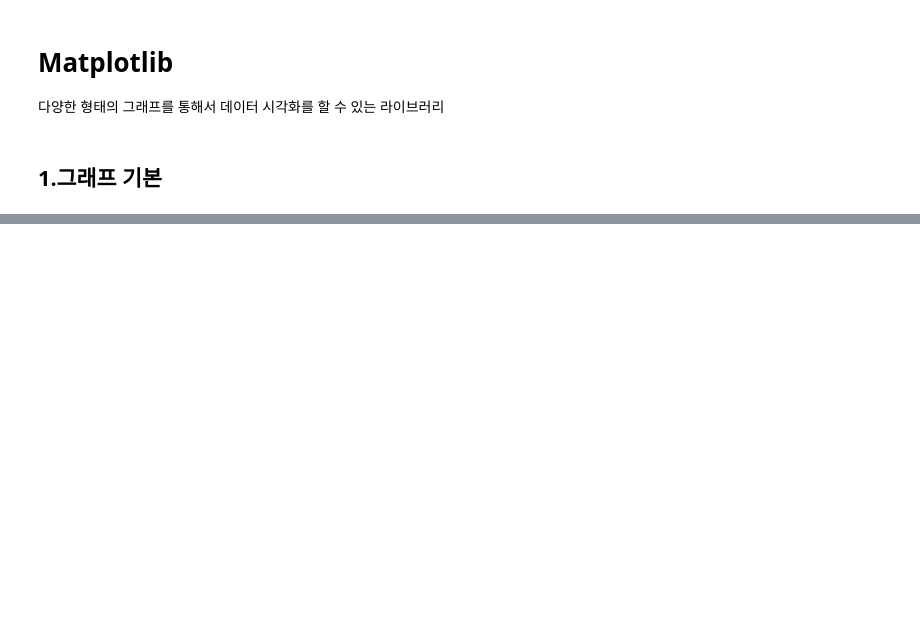
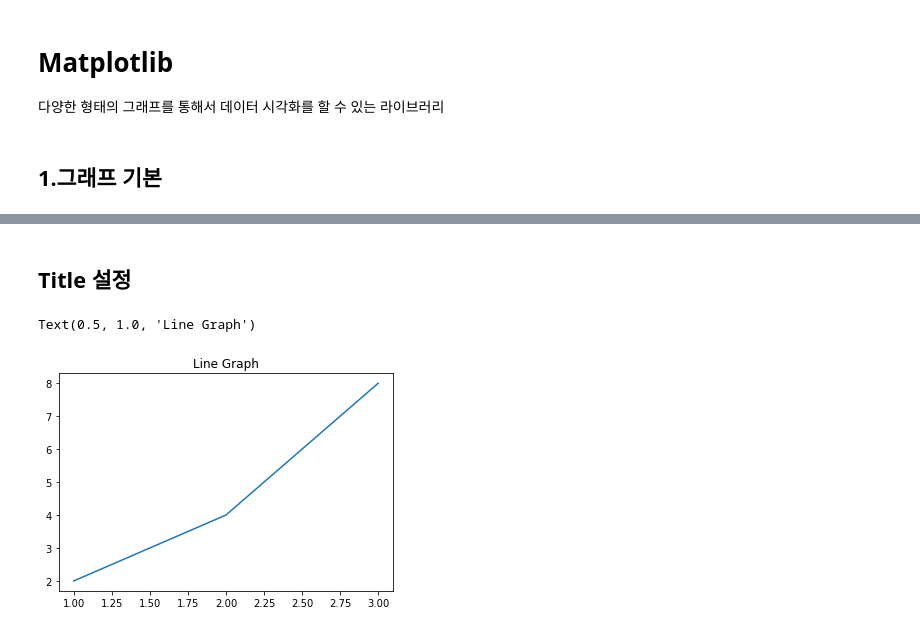
Before and after one commit to Lion-Heart-KR/DataAnalysisAndVisualization, a Jupyter notebook: Matplotlib/01.기본.ipynb, the cells around one changed output, grey strips where cells are left out. Drawn from its saved outputs; the diff is of its cells as text; code cells hidden in the pictures; blank space fills up the shorter version.

```diff
--- a/Matplotlib/01.기본.ipynb
+++ b/Matplotlib/01.기본.ipynb
@@ -13,0 +25,8 @@ AttributeError: module 'matplotlib' has no attribute 'plot'
+# %% [markdown]
+## Title 설정
+# %%
+plt.plot(x,y)
+plt.title('Line Graph')
+# %% [output]
+Text(0.5, 1.0, 'Line Graph')
+[figure, added]
```
Also changed, not shown: parts of 10 cells of this notebook, 8 other files.
